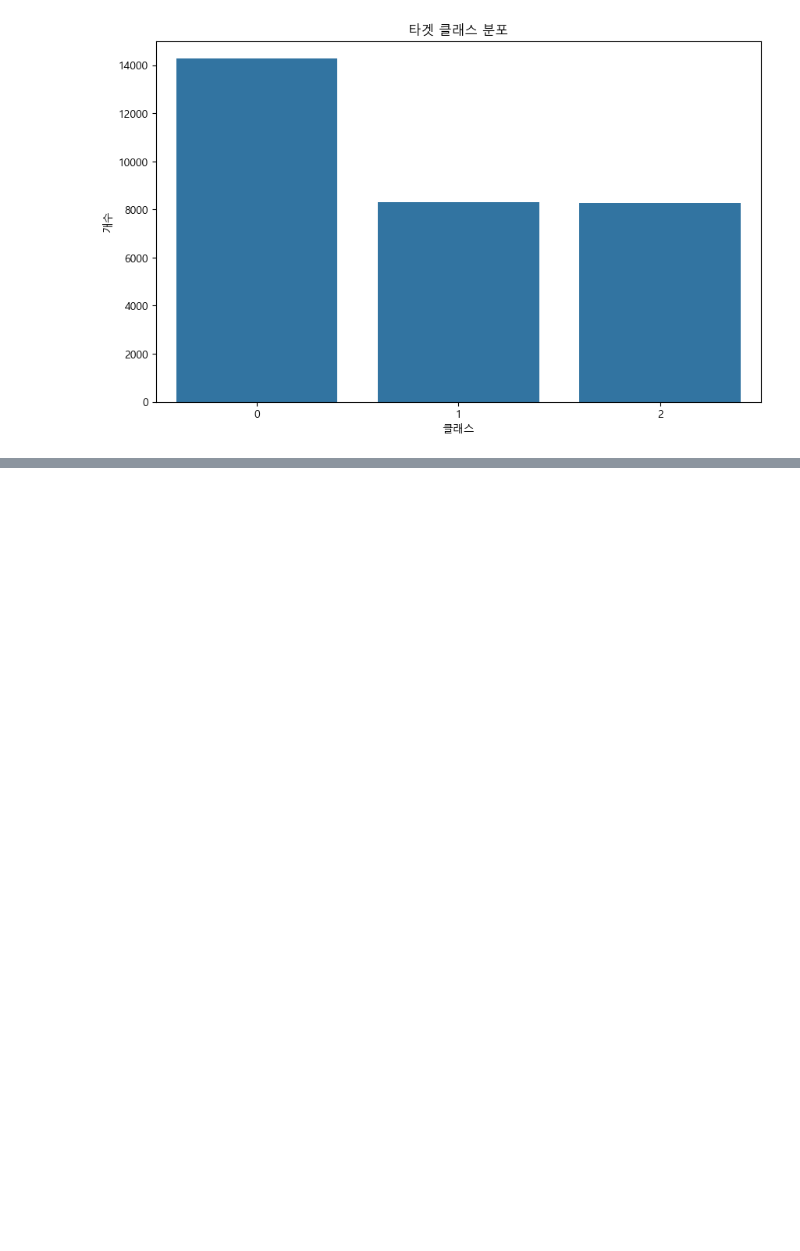
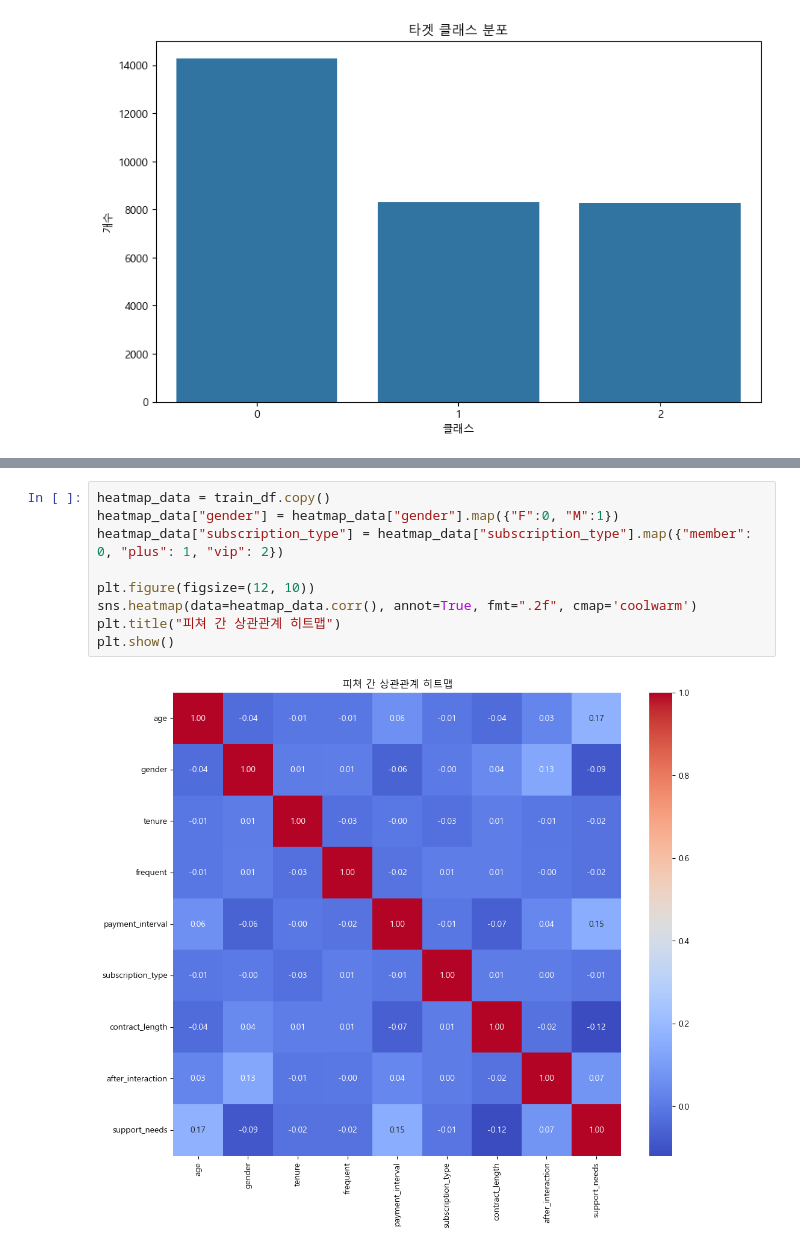
Before and after one commit to DrunkLee/AI-Competition, a Jupyter notebook: dacon/고객_지원_등급_분류/EDA.ipynb, the cells around one changed output, grey strips where cells are left out. Saved outputs shown, nothing was run; the diff lists cells and outputs as text; blank space fills up the shorter version.

```diff
--- a/dacon/고객_지원_등급_분류/EDA.ipynb
+++ b/dacon/고객_지원_등급_분류/EDA.ipynb
@@ -116,0 +137,11 @@ Name: proportion, dtype: float64
+# %%
+heatmap_data = train_df.copy()
+heatmap_data["gender"] = heatmap_data["gender"].map({"F":0, "M":1})
+heatmap_data["subscription_type"] = heatmap_data["subscription_type"].map({"member": 0, "plus": 1, "vip": 2})
+
+plt.figure(figsize=(12, 10))
+sns.heatmap(data=heatmap_data.corr(), annot=True, fmt=".2f", cmap='coolwarm')
+plt.title("피쳐 간 상관관계 히트맵")
+plt.show()
+# %% [output]
+[figure, added]
```
Also changed, not shown: parts of 3 cells of this notebook, 4 other files.
